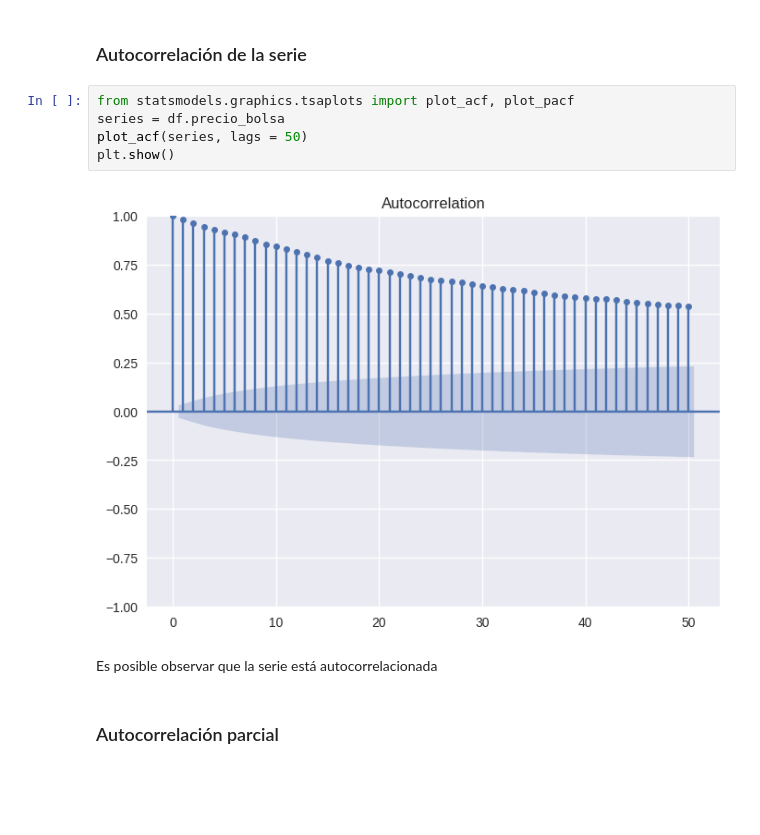
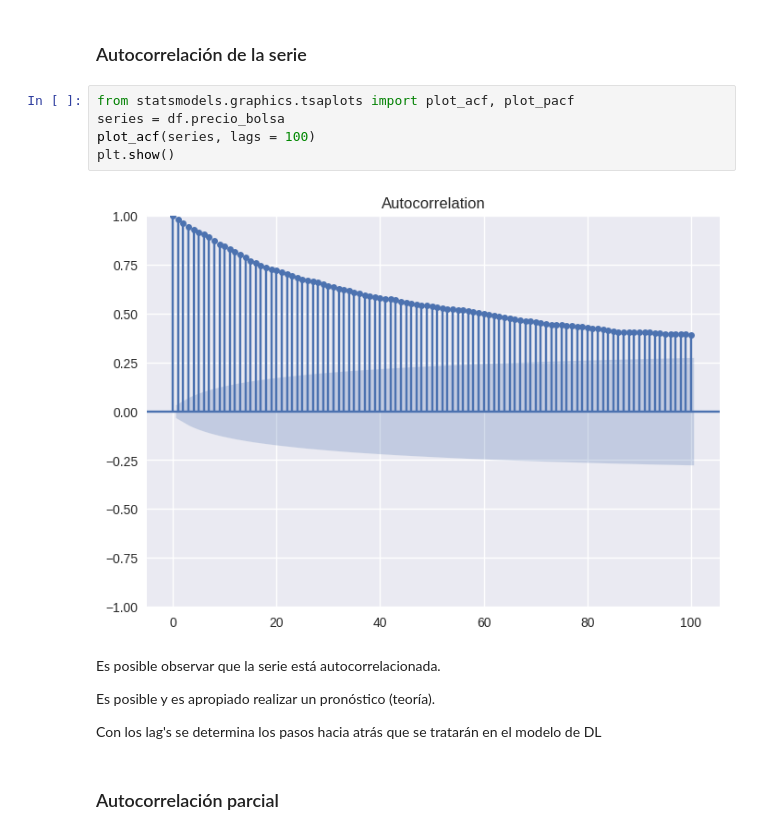
Before and after one commit to cjusquini/MonografiaUdeA, a Jupyter notebook: 3_EDA.ipynb, the cells around one changed output. Saved outputs shown, nothing was run; the diff lists cells and outputs as text; blank space fills up the shorter version.

```diff
--- a/3_EDA.ipynb
+++ b/3_EDA.ipynb
@@ -128,12 +128,16 @@ plt.title(f'Precio de Bolsa');
 # %%
 from statsmodels.graphics.tsaplots import plot_acf, plot_pacf
 series = df.precio_bolsa
-plot_acf(series, lags = 50)
+plot_acf(series, lags = 100)
 plt.show()
 # %% [output]
-[figure, old version]
+[figure, new version]
-# %% [markdown]
-Es posible observar que la serie está autocorrelacionada
+# %% [markdown]
+Es posible observar que la serie está autocorrelacionada.
+
+Es posible y es apropiado realizar un pronóstico (teoría).
+
+Con los lag's se determina los pasos hacia atrás que se tratarán en el modelo de DL
 # %% [markdown]
 ### Autocorrelación parcial
 # %%
```
Also changed, not shown: parts of 13 cells of this notebook, 16 other files.
